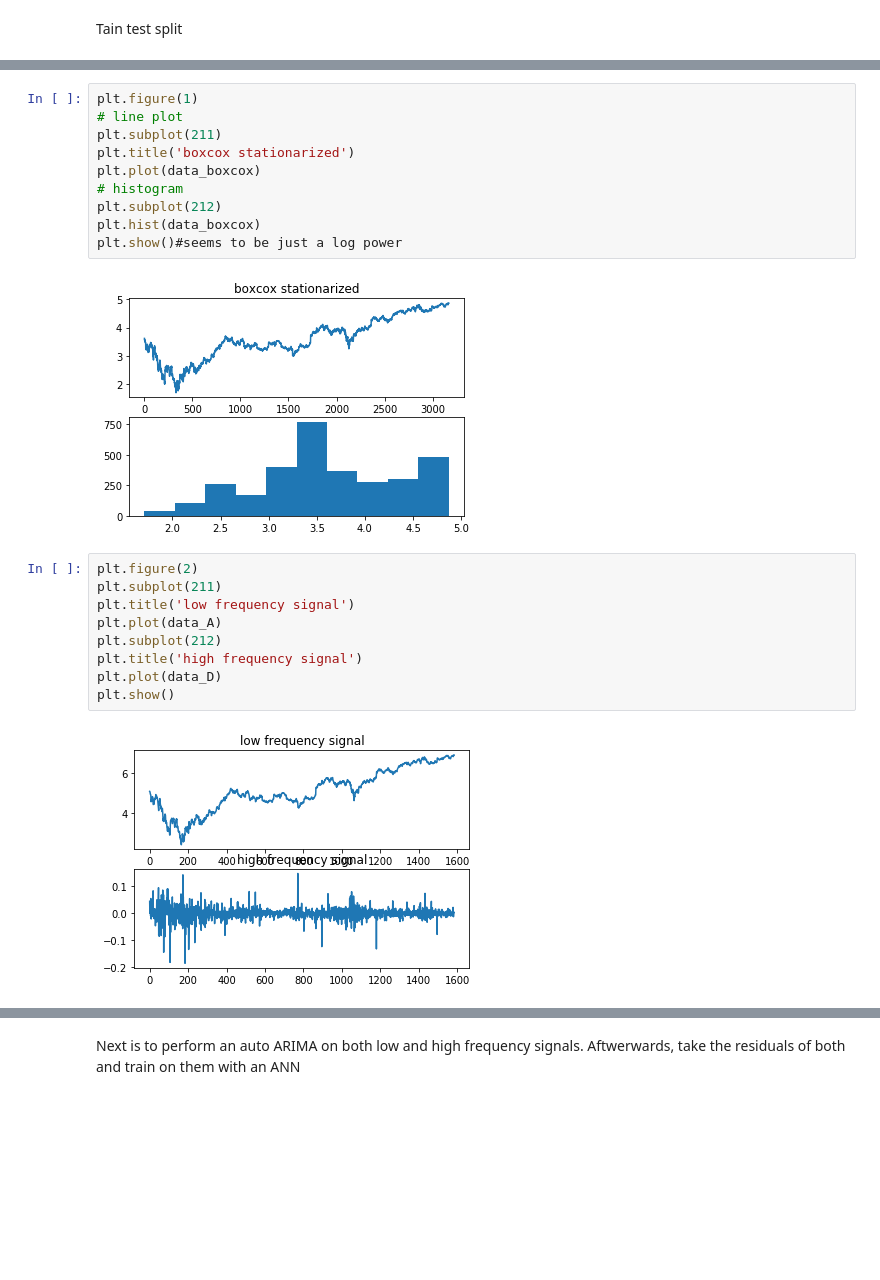
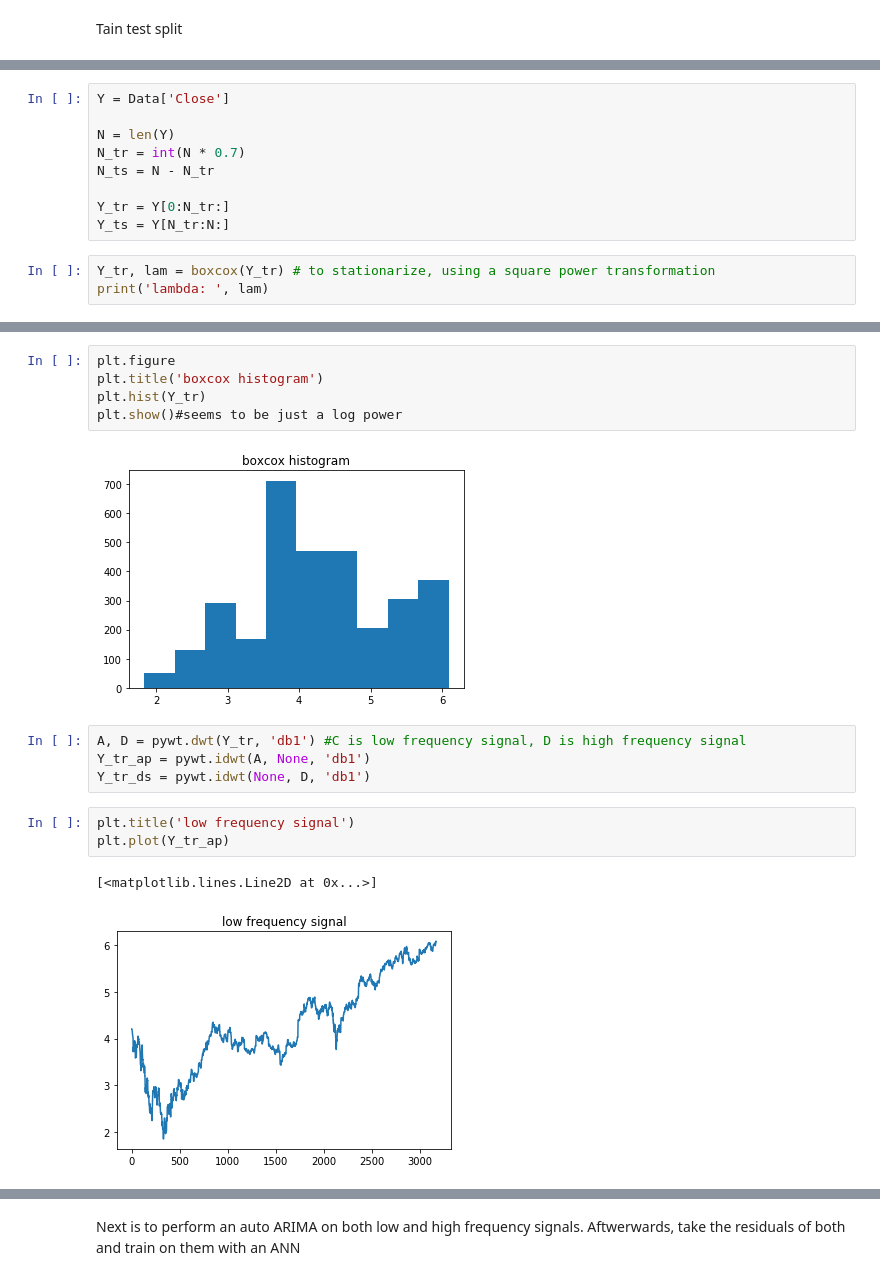
Before and after one commit to KalielWilliamson/wavelet_arima_rnn_forecast, a Jupyter notebook: dwt_ann_arima_stock_forecast.ipynb, the cells around one changed output, grey strips where cells are left out. Cells and saved outputs as stored; diff of their text form; blank space fills up the shorter version.

```diff
--- a/dwt_ann_arima_stock_forecast.ipynb
+++ b/dwt_ann_arima_stock_forecast.ipynb
@@ -98,0 +111,12 @@ This is obviously non-stationary, so I'll apply a power transform. Specifically,
+# %%
+Y = Data['Close']
+
+N = len(Y)
+N_tr = int(N * 0.7)
+N_ts = N - N_tr
+
+Y_tr = Y[0:N_tr:]
+Y_ts = Y[N_tr:N:]
+# %%
+Y_tr, lam = boxcox(Y_tr) # to stationarize, using a square power transformation
+print('lambda: ', lam)
@@ -99,23 +132,17 @@ This is obviously non-stationary, so I'll apply a power transform. Specifically,
 # %%
-plt.figure(1)
-# line plot
-plt.subplot(211)
-plt.title('boxcox stationarized')
-plt.plot(data_boxcox)
-# histogram
-plt.subplot(212)
-plt.hist(data_boxcox)
+plt.figure
+plt.title('boxcox histogram')
+plt.hist(Y_tr)
 plt.show()#seems to be just a log power
 # %% [output]
-[figure, old version]
+[figure, new version]
-# %%
-plt.figure(2)
-plt.subplot(211)
-plt.title('low frequency signal')
-plt.plot(data_A)
-plt.subplot(212)
-plt.title('high frequency signal')
-plt.plot(data_D)
-plt.show()
-# %% [output]
-[figure, removed]
+# %%
+A, D = pywt.dwt(Y_tr, 'db1') #C is low frequency signal, D is high frequency signal
+Y_tr_ap = pywt.idwt(A, None, 'db1')
+Y_tr_ds = pywt.idwt(None, D, 'db1')
+# %%
+plt.title('low frequency signal')
+plt.plot(Y_tr_ap)
+# %% [output]
+[<matplotlib.lines.Line2D at 0x...>]
+[figure, added]
```
Also changed, not shown: parts of 31 cells of this notebook, 1 other file.
